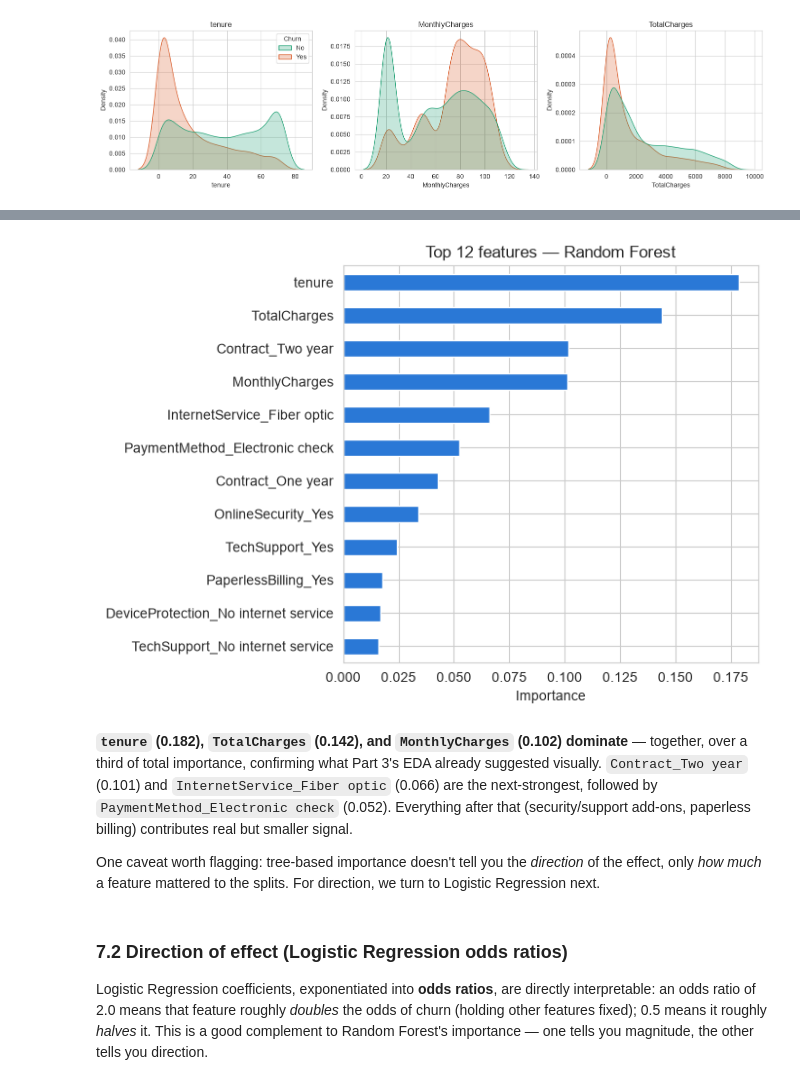
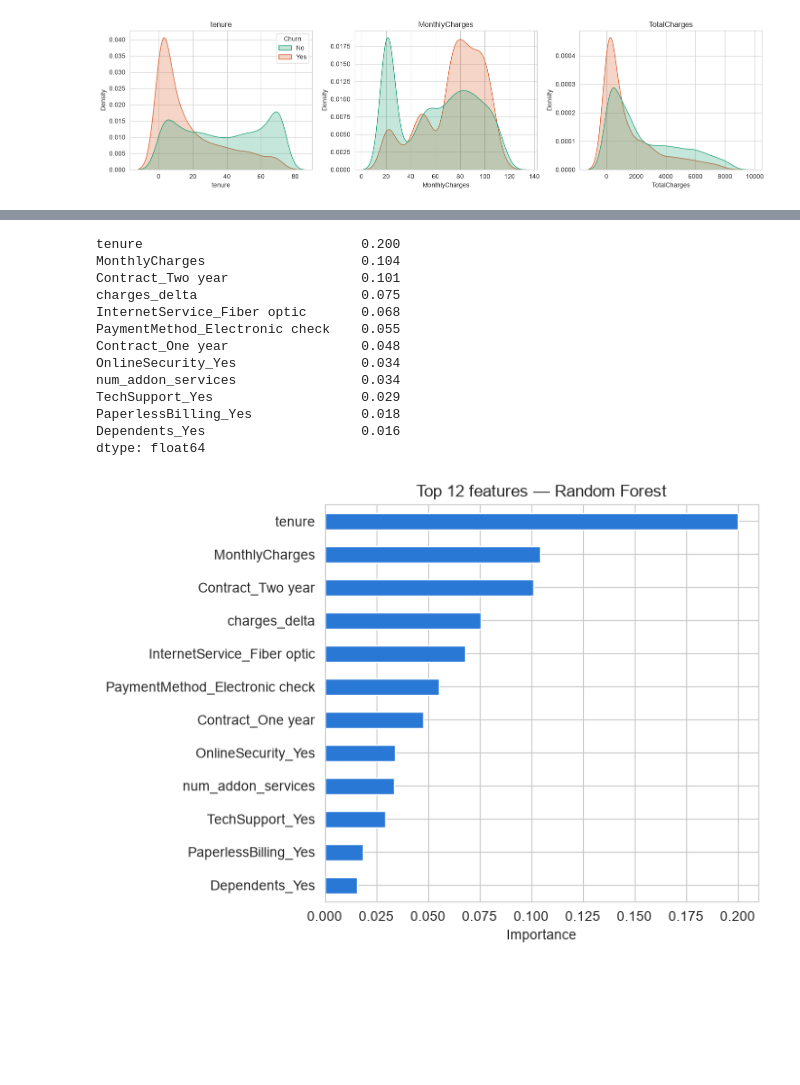
Before and after one commit to trucnguyen22/telco-customer-churn, a Jupyter notebook: telco_churn_analysis.ipynb, the cells around one changed output, grey strips where cells are left out. Drawn from its saved outputs; the diff is of its cells as text; code cells hidden in the pictures; blank space fills up the shorter version.

```diff
--- a/telco_churn_analysis.ipynb
+++ b/telco_churn_analysis.ipynb
@@ -47,5 +49,5 @@ Load the raw CSV. Update the path below to wherever the file lives in your proje
 # %%
-df = pd.read_csv('data\WA_Fn-UseC_-Telco-Customer-Churn.csv')
+df = pd.read_csv('data/WA_Fn-UseC_-Telco-Customer-Churn.csv')
 print(df.shape)
 df.head()
 # %% [output]
@@ -518,0 +386,7 @@ Plotting all five together shows *where* each model's trade-off curve sits, not
+# %%
+num_features = X.select_dtypes(exclude='str').columns.tolist()
+cat_features = X.select_dtypes(include='str').columns.tolist()
+
+print('Numeric features   :', num_features)
+print('Categorical features:', len(cat_features), 'columns')
+print(cat_features)
@@ -518,0 +421,8 @@ Plotting all five together shows *where* each model's trade-off curve sits, not
+# %%
+from sklearn.compose import ColumnTransformer
+from sklearn.preprocessing import StandardScaler, OneHotEncoder
+
+preprocessor = ColumnTransformer([
+    ('num', StandardScaler(), num_features),
+    ('cat', OneHotEncoder(drop='first', sparse_output=False), cat_features),
+])
@@ -518,0 +433,22 @@ Plotting all five together shows *where* each model's trade-off curve sits, not
+# %%
+from sklearn.linear_model import LogisticRegression
+from sklearn.neighbors import KNeighborsClassifier
+from sklearn.tree import DecisionTreeClassifier
+from sklearn.ensemble import RandomForestClassifier, HistGradientBoostingClassifier
+from sklearn.pipeline import Pipeline
+from sklearn.base import clone
+
+models = {
+    'Logistic Regression': LogisticRegression(max_iter=2000, class_weight='balanced', random_state=42),
+    'KNN':                 KNeighborsClassifier(n_neighbors=15),
+    'Decision Tree':       DecisionTreeClassifier(max_depth=6, class_weight='balanced', random_state=42),
+    'Random Forest':       RandomForestClassifier(n_estimators=300, max_depth=10,
+                                                  class_weight='balanced', random_state=42, n_jobs=-1),
+    'Gradient Boosting':   HistGradientBoostingClassifier(max_depth=6, learning_rate=0.08,
+                                                          class_weight='balanced', random_state=42),
+}
+
+# Each model gets its own preprocessor clone, so pipelines never share fitted state.
+pipelines = {name: Pipeline([('pre', clone(preprocessor)), ('model', est)])
+             for name, est in models.items()}
+print('Pipelines:', list(pipelines.keys()))
@@ -575,22 +589,29 @@ Random Forest was the best-balanced model in Part 6 (highest F1), and tree-based
 # %%
-rf_model, _ = fitted_models['Random Forest']
+rf_pipe = pipelines['Random Forest']
+feat_names = [n.split('__', 1)[1] for n in rf_pipe.named_steps['pre'].get_feature_names_out()]
 
-importances = pd.Series(rf_model.feature_importances_, index=X_train.columns)\
+importances = pd.Series(rf_pipe.named_steps['model'].feature_importances_, index=feat_names)\
     .sort_values(ascending=False).head(12)
+print(importances.round(3))
 
 fig, ax = plt.subplots(figsize=(7,5))
 importances.sort_values().plot(kind='barh', color='#2a78d6', ax=ax)
 ax.set_xlabel('Importance')
 ax.set_title('Top 12 features — Random Forest')
 plt.tight_layout()
 plt.show()
 # %% [output]
+tenure                            0.200
+MonthlyCharges                    0.104
+Contract_Two year                 0.101
+charges_delta                     0.075
+InternetService_Fiber optic       0.068
+PaymentMethod_Electronic check    0.055
+Contract_One year                 0.048
+OnlineSecurity_Yes                0.034
+num_addon_services                0.034
+TechSupport_Yes                   0.029
+PaperlessBilling_Yes              0.018
+Dependents_Yes                    0.016
+dtype: float64
-[figure, old version]
+[figure, new version]
-# %% [markdown]
-**`tenure` (0.182), `TotalCharges` (0.142), and `MonthlyCharges` (0.102) dominate** — together, over a third of total importance, confirming what Part 3's EDA already suggested visually. `Contract_Two year` (0.101) and `InternetService_Fiber optic` (0.066) are the next-strongest, followed by `PaymentMethod_Electronic check` (0.052). Everything after that (security/support add-ons, paperless billing) contributes real but smaller signal.
-
-One caveat worth flagging: tree-based importance doesn't tell you the *direction* of the effect, only *how much* a feature mattered to the splits. For direction, we turn to Logistic Regression next.
-# %% [markdown]
-### 7.2 Direction of effect (Logistic Regression odds ratios)
-
-Logistic Regression coefficients, exponentiated into **odds ratios**, are directly interpretable: an odds ratio of 2.0 means that feature roughly *doubles* the odds of churn (holding other features fixed); 0.5 means it roughly *halves* it. This is a good complement to Random Forest's importance — one tells you magnitude, the other tells you direction.
```
Also changed, not shown: parts of 98 cells of this notebook, 3 other files.
